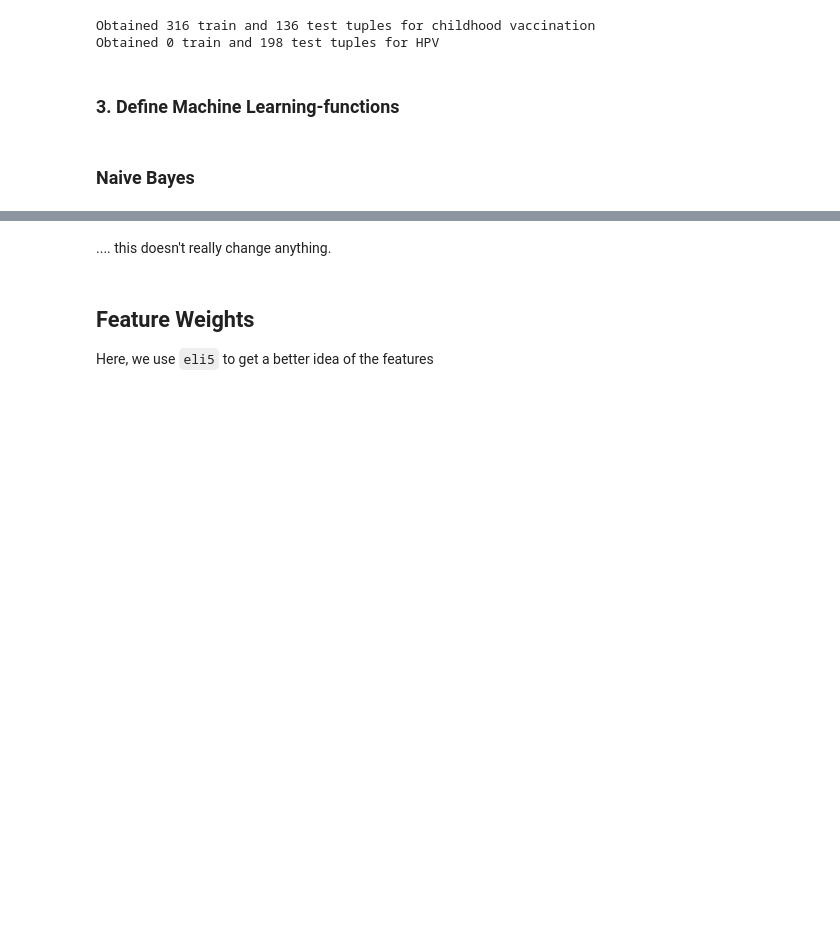
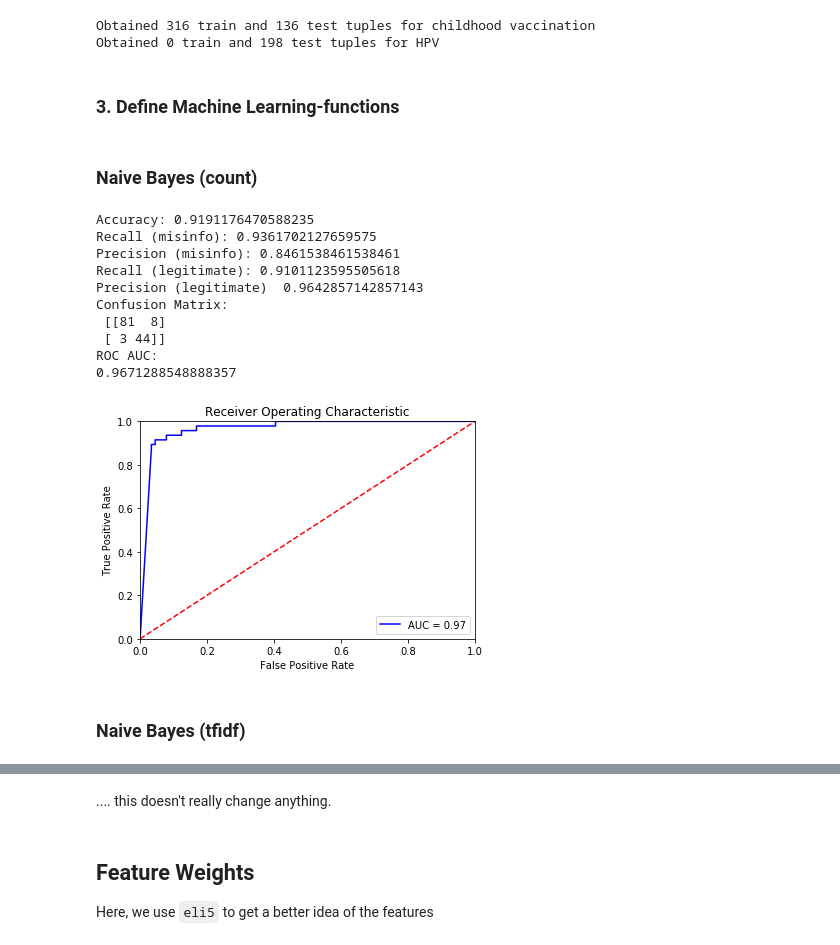
Before and after one commit to corinemeppelink/vaccmisinfo, a Jupyter notebook: article.ipynb, the cells around one changed output, grey strips where cells are left out. Saved outputs shown, nothing was run; the diff lists cells and outputs as text; code cells hidden in the pictures; blank space fills up the shorter version.

Commit message:
added count vectorizer

```diff
--- a/article.ipynb
+++ b/article.ipynb
@@ -110,7 +110,32 @@ def get_optimal_threshold(fpr,tpr,thresholds):
     j_ordered = sorted(zip(j_scores,thresholds))
     return j_ordered[-1][1]    # return threshold score of the last (i.e., highest j_score)_ot
 # %% [markdown]
-### Naive Bayes
+### Naive Bayes (count)
+# %%
+vec = CountVectorizer()
+clf = MultinomialNB()
+pipe = make_pipeline(vec, clf)
+pipe.fit([r[0] for r in childhood_train], [r[1] for r in childhood_train])
+
+predictions = pipe.predict([r[0] for r in childhood_test])
+predicted_probabilities = pipe.predict_proba([r[0] for r in childhood_test])
+
+performance(predictions, [e[1] for e in childhood_test])
+roc_curve(predicted_probabilities, [e[1] for e in childhood_test])
+# %% [output]
+Accuracy: 0.9191176470588235
+Recall (misinfo): 0.9361702127659575
+Precision (misinfo): 0.8461538461538461
+Recall (legitimate): 0.9101123595505618
+Precision (legitimate)  0.9642857142857143
+Confusion Matrix:
+ [[81  8]
+ [ 3 44]]
+ROC AUC:
+0.9671288548888357
+[figure, added]
+# %% [markdown]
+### Naive Bayes (tfidf)
 # %%
 vec = TfidfVectorizer()
 clf = MultinomialNB()
```
Also changed, not shown: parts of 13 cells of this notebook.
